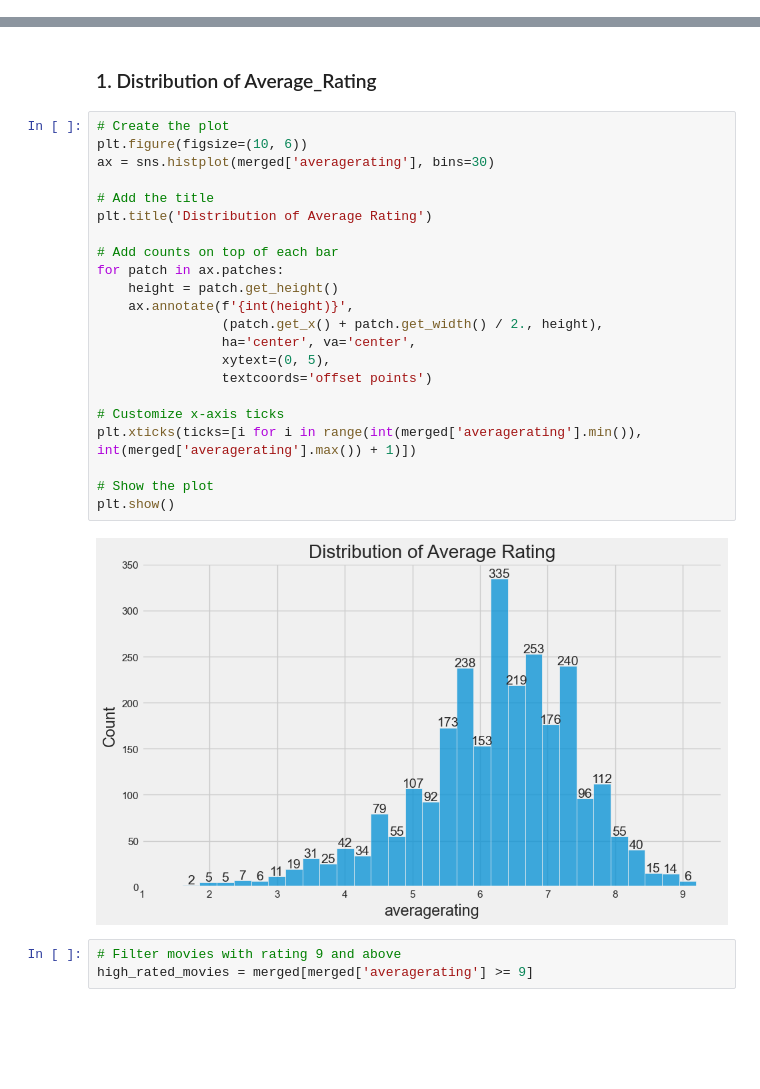
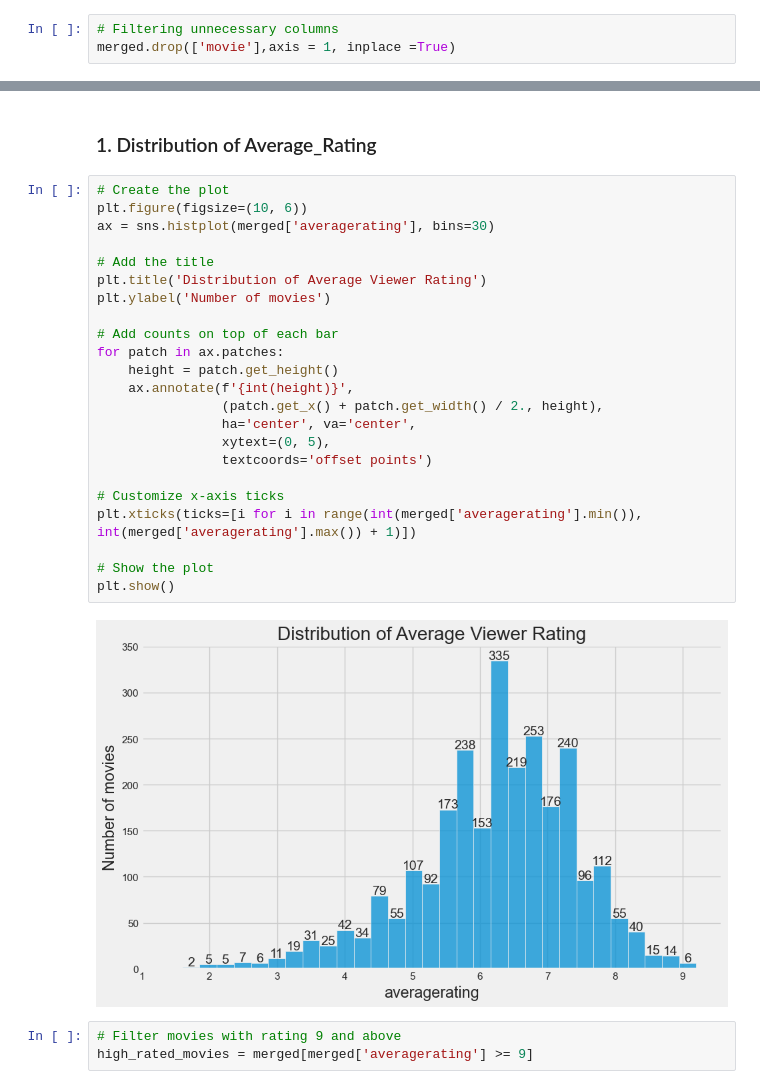
Before and after one commit to BrianGithinji-BMG/Movie-Studio, a Jupyter notebook: Movies.ipynb, the cells around one changed output, grey strips where cells are left out. Saved outputs shown, nothing was run; the diff lists cells and outputs as text; blank space fills up the shorter version.

```diff
--- a/Movies.ipynb
+++ b/Movies.ipynb
@@ -687,3 +697,6 @@ Merged dataset with split genres saved successfully to 'merged_dataset_with_genr
+# %%
+# Filtering unnecessary columns
+merged.drop(['movie'],axis = 1, inplace =True)
 # %%
 merged.head()
 # %% [output]
@@ -721,27 +733,28 @@ Zipped file
 # %%
 # Create the plot
 plt.figure(figsize=(10, 6))
 ax = sns.histplot(merged['averagerating'], bins=30)
 
 # Add the title
-plt.title('Distribution of Average Rating')
+plt.title('Distribution of Average Viewer Rating')
+plt.ylabel('Number of movies')
 
 # Add counts on top of each bar
 for patch in ax.patches:
     height = patch.get_height()
     ax.annotate(f'{int(height)}',
                 (patch.get_x() + patch.get_width() / 2., height),
                 ha='center', va='center',
                 xytext=(0, 5),
                 textcoords='offset points')
 
 # Customize x-axis ticks
 plt.xticks(ticks=[i for i in range(int(merged['averagerating'].min()), int(merged['averagerating'].max()) + 1)])
 
 # Show the plot
 plt.show()
 # %% [output]
-[figure, old version]
+[figure, new version]
 # %%
 # Filter movies with rating 9 and above
 high_rated_movies = merged[merged['averagerating'] >= 9]
```
Also changed, not shown: parts of 21 cells of this notebook.
